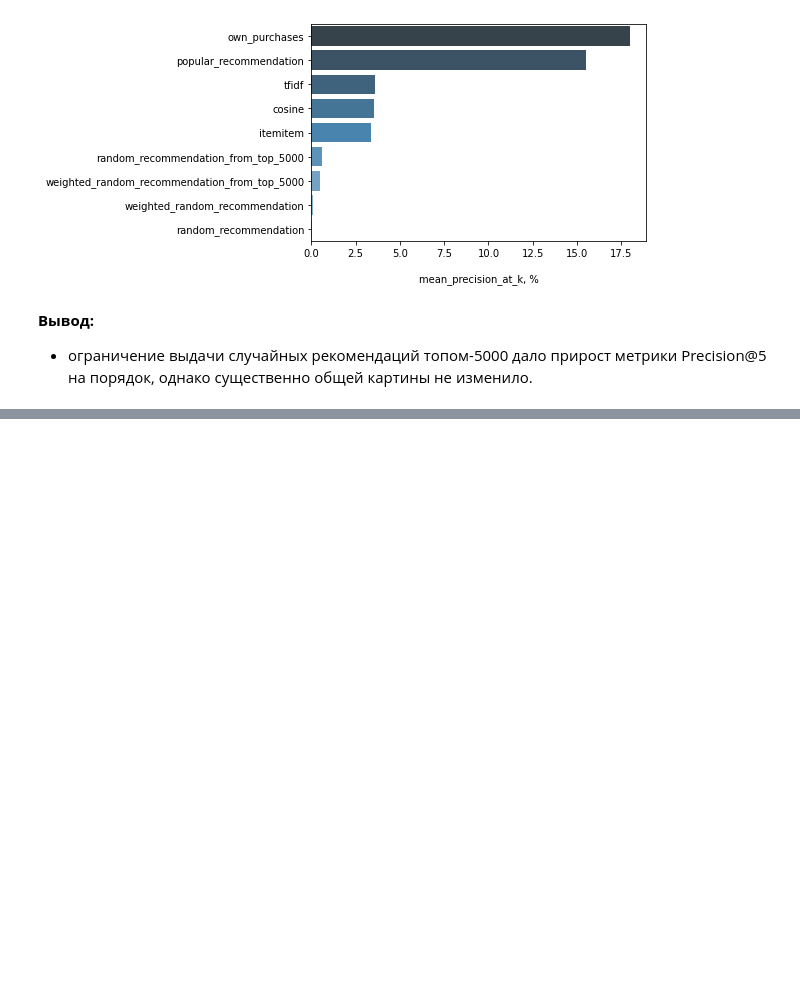
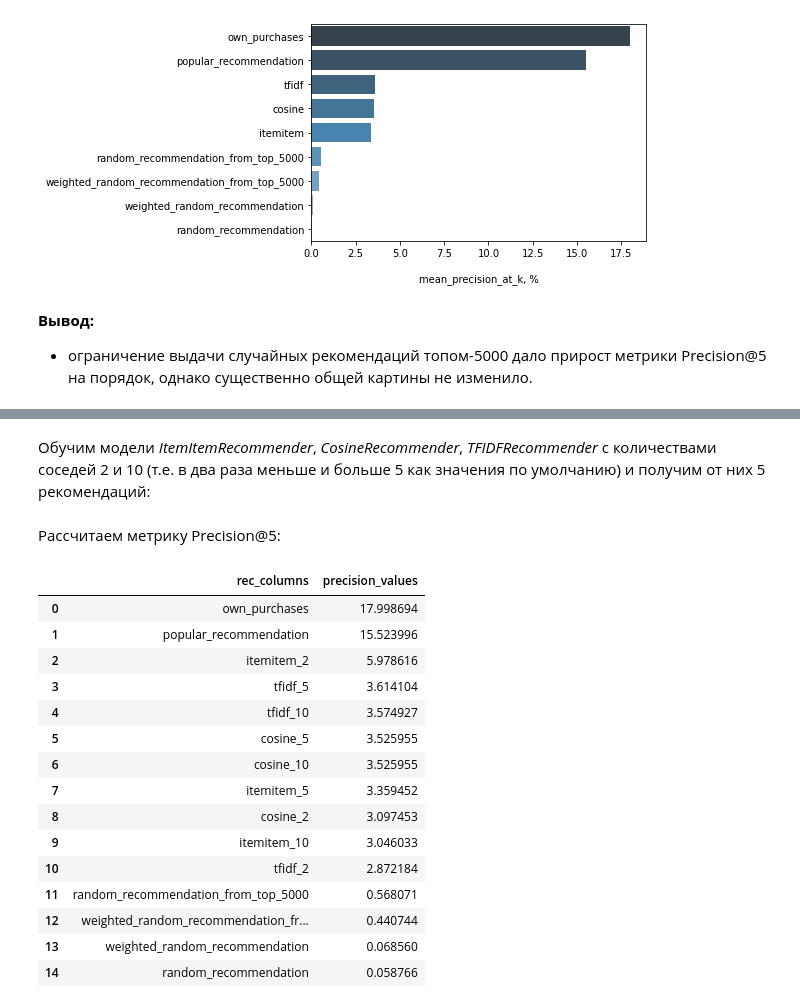
Before and after one commit to NovikovVN/rec_sys, a Jupyter notebook: RecSys_2.ipynb, the cells around one changed output, grey strips where cells are left out. Drawn from its saved outputs; the diff is of its cells as text; code cells hidden in the pictures; blank space fills up the shorter version.

```diff
--- a/RecSys_2.ipynb
+++ b/RecSys_2.ipynb
@@ -226,0 +272,2 @@ plt.show()
+# %% [markdown]
+Обучим модели *ItemItemRecommender*, *CosineRecommender*, *TFIDFRecommender* с количествами соседей 2 и 10 (т.е. в два раза меньше и больше 5 как значения по умолчанию) и получим от них 5 рекомендаций:
@@ -226,0 +326,28 @@ plt.show()
+# %%
+tfidf_10 = TFIDFRecommender(K=10)
+tfidf_10.fit(csr_matrix(user_item_matrix).T.tocsr(),
+             show_progress=True)
+
+tfidf_2 = TFIDFRecommender(K=2)
+tfidf_2.fit(csr_matrix(user_item_matrix).T.tocsr(),
+            show_progress=True)
+
+result['tfidf_10'] = result['user_id'].\
+    apply(lambda x: [id_to_itemid[rec[0]] for rec in
+                    tfidf_10.recommend(userid=userid_to_id[x],
+                                    user_items=sparse_user_item,   # на вход user-item matrix
+                                    N=5,
+                                    filter_already_liked_items=True,
+                                    filter_items=None,
+                                    recalculate_user=True)])
+
+result['tfidf_2'] = result['user_id'].\
+    apply(lambda x: [id_to_itemid[rec[0]] for rec in
+                    tfidf_2.recommend(userid=userid_to_id[x],
+                                    user_items=sparse_user_item,   # на вход user-item matrix
+                                    N=5,
+                                    filter_already_liked_items=True,
+                                    filter_items=None,
+                                    recalculate_user=True)])
+# %% [markdown]
+Рассчитаем метрику Precision@5:
@@ -226,0 +363,25 @@ plt.show()
+# %%
+mean_precision_at_k = pd.DataFrame({'rec_columns': rec_columns,
+                                    'precision_values': precision_values})
+mean_precision_at_k.replace({'itemitem': 'itemitem_5',
+                             'cosine': 'cosine_5',
+                             'tfidf': 'tfidf_5'}, inplace=True)
+mean_precision_at_k.sort_values(by='precision_values', ascending=False, inplace=True)
+mean_precision_at_k.reset_index(drop=True)
+# %% [output]
+|  | rec_columns | precision_values |
+| 0 | own_purchases | 17.998694 |
+| 1 | popular_recommendation | 15.523996 |
+| 2 | itemitem_2 | 5.978616 |
+| 3 | tfidf_5 | 3.614104 |
+| 4 | tfidf_10 | 3.574927 |
+| 5 | cosine_5 | 3.525955 |
+| 6 | cosine_10 | 3.525955 |
+| 7 | itemitem_5 | 3.359452 |
+| 8 | cosine_2 | 3.097453 |
+| 9 | itemitem_10 | 3.046033 |
+| 10 | tfidf_2 | 2.872184 |
+| 11 | random_recommendation_from_top_5000 | 0.568071 |
+| 12 | weighted_random_recommendation_fr... | 0.440744 |
+| 13 | weighted_random_recommendation | 0.068560 |
+| 14 | random_recommendation | 0.058766 |
```
Also changed, not shown: parts of 13 cells of this notebook.
